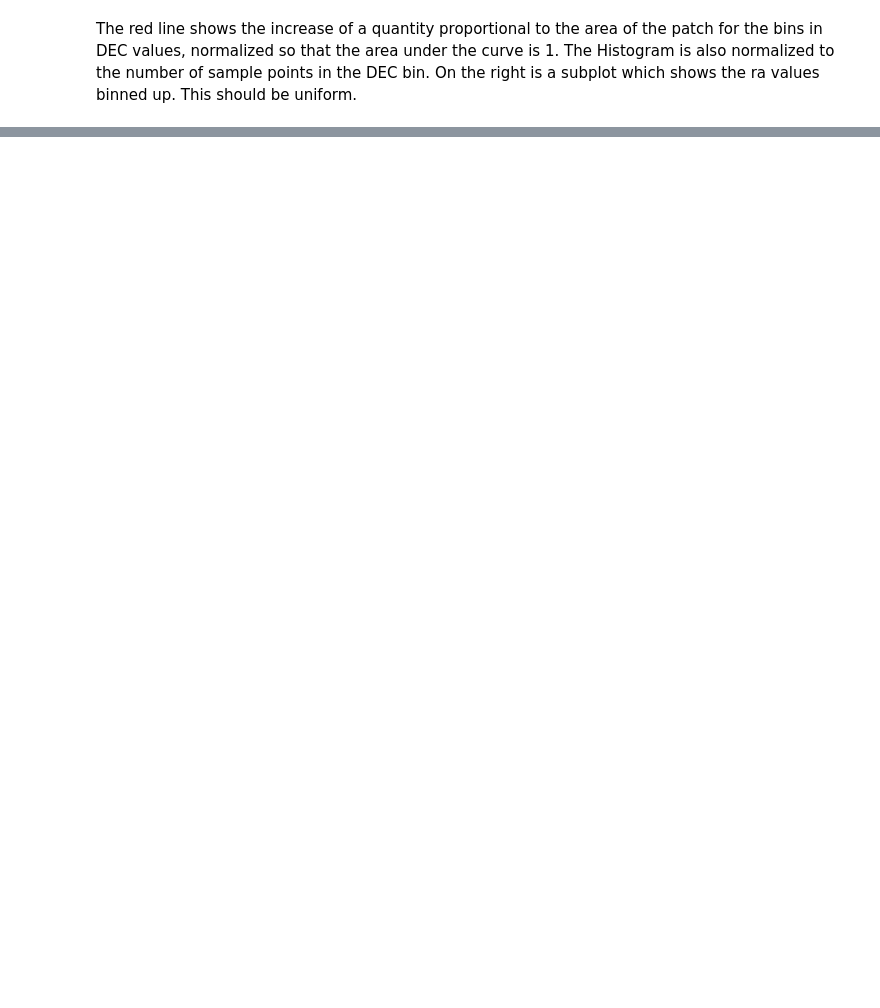
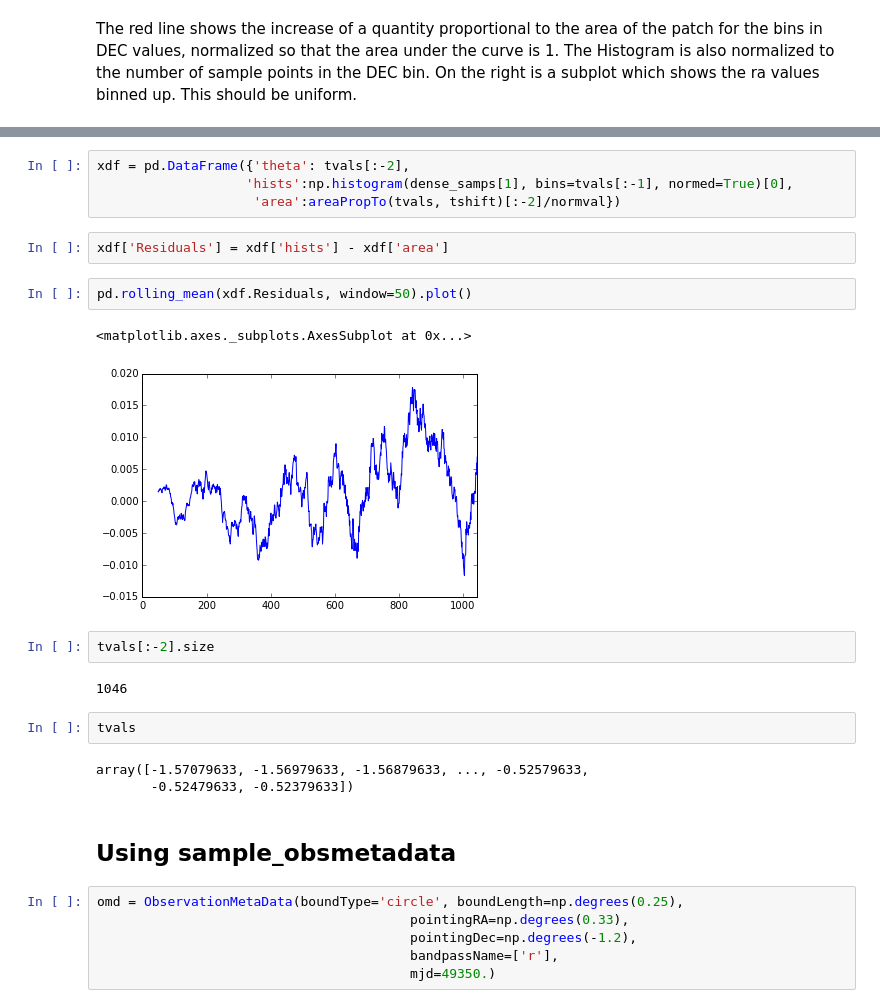
Before and after one commit to lsst-sims/legacy_sims_utils, a Jupyter notebook: examples/Using_samplingFunctions.ipynb, the cells around one changed output, grey strips where cells are left out. Drawn from its saved outputs; the diff is of its cells as text; blank space fills up the shorter version.

Commit message:
Adding a circle sampling 	modified:   examples/Using_samplingFunctions.ipynb

```diff
--- a/examples/Using_samplingFunctions.ipynb
+++ b/examples/Using_samplingFunctions.ipynb
@@ -87,0 +98,28 @@ The red line shows the increase of a quantity proportional to the area of the pa
+# %%
+xdf = pd.DataFrame({'theta': tvals[:-2],
+                   'hists':np.histogram(dense_samps[1], bins=tvals[:-1], normed=True)[0],
+                    'area':areaPropTo(tvals, tshift)[:-2]/normval})
+# %%
+xdf['Residuals'] = xdf['hists'] - xdf['area']
+# %%
+pd.rolling_mean(xdf.Residuals, window=50).plot()
+# %% [output]
+<matplotlib.axes._subplots.AxesSubplot at 0x...>
+[figure, added]
+# %%
+tvals[:-2].size
+# %% [output]
+1046
+# %%
+tvals
+# %% [output]
+array([-1.57079633, -1.56979633, -1.56879633, ..., -0.52579633,
+       -0.52479633, -0.52379633])
+# %% [markdown]
+## Using sample_obsmetadata
+# %%
+omd = ObservationMetaData(boundType='circle', boundLength=np.degrees(0.25),
+                                        pointingRA=np.degrees(0.33),
+                                        pointingDec=np.degrees(-1.2),
+                                        bandpassName=['r'],
+                                        mjd=49350.)
```
Also changed, not shown: parts of 11 cells of this notebook.
